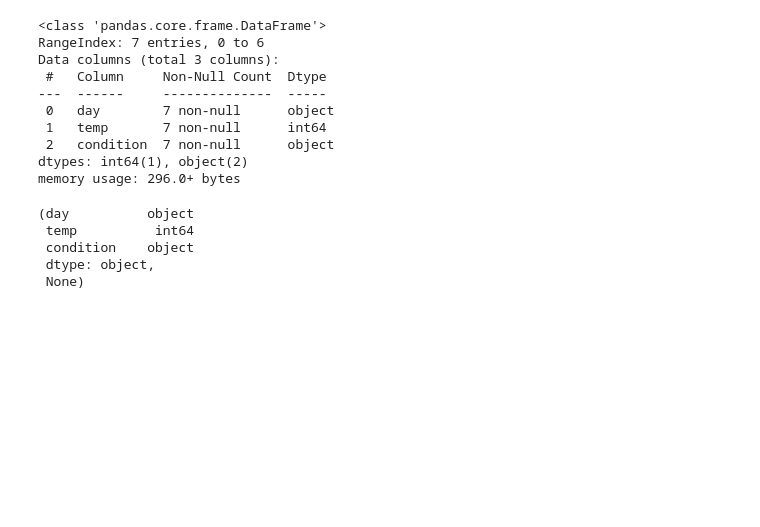
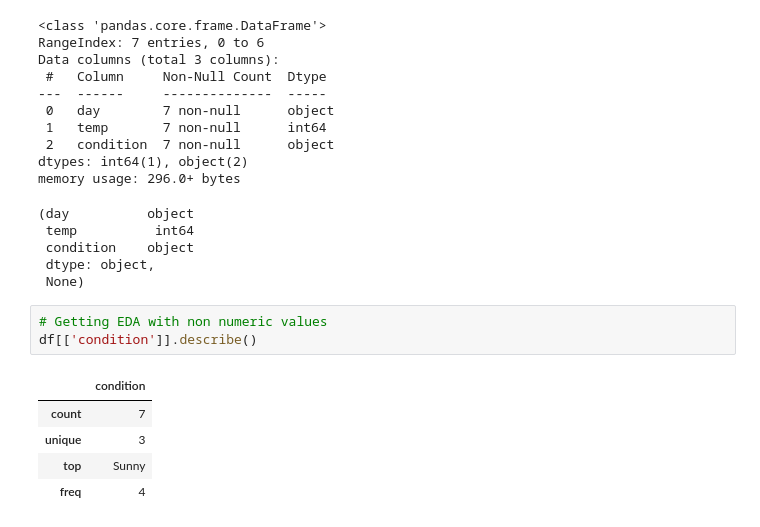
Before and after one commit to winiyaz/utcpd251-, a Jupyter notebook: KAG/D25Pussy.ipynb, the cells around one changed output. Cells and saved outputs as stored; diff of their text form; blank space fills up the shorter version.

```diff
--- a/KAG/D25Pussy.ipynb
+++ b/KAG/D25Pussy.ipynb
@@ -322,3 +322,12 @@ memory usage: 296.0+ bytes
  condition    object
  dtype: object,
  None)
+# %%
+# Getting EDA with non numeric values
+df[['condition']].describe()
+# %% [output]
+|  | condition |
+| count | 7 |
+| unique | 3 |
+| top | Sunny |
+| freq | 4 |
```
Also changed, not shown: parts of 1 cell of this notebook.
